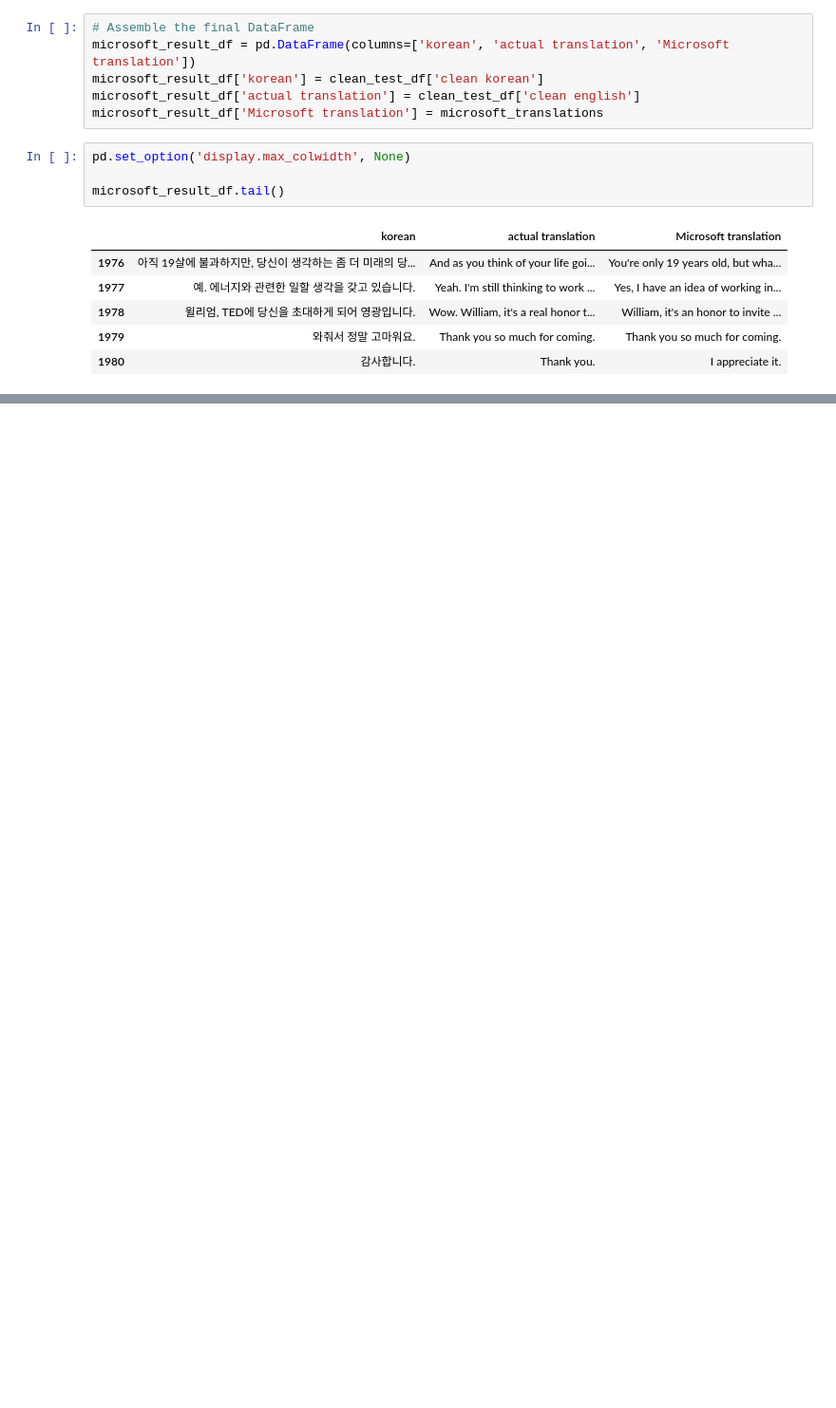
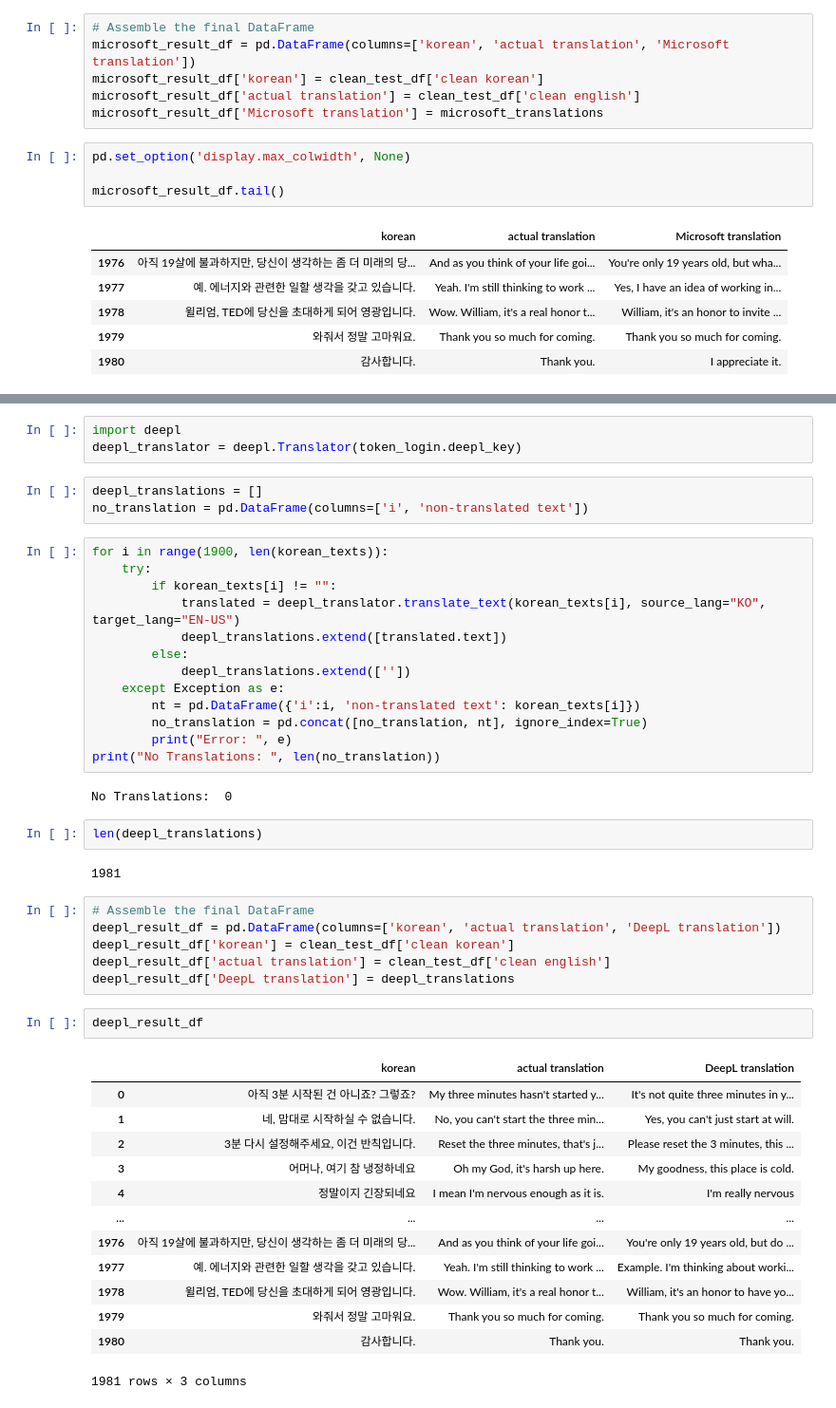
Before and after one commit to Swiftie97/CS653_Final_Project, a Jupyter notebook: translation.ipynb, the cells around one changed output, grey strips where cells are left out. Shown: that part at 95% size. Saved outputs shown, nothing was run; the diff lists cells and outputs as text; blank space fills up the shorter version.

```diff
--- a/translation.ipynb
+++ b/translation.ipynb
@@ -251,0 +265,47 @@ df.to_csv('data/korean_translation.csv', index=False)
+# %%
+import deepl
+deepl_translator = deepl.Translator(token_login.deepl_key)
+# %%
+deepl_translations = []
+no_translation = pd.DataFrame(columns=['i', 'non-translated text'])
+# %%
+for i in range(1900, len(korean_texts)):
+    try:
+        if korean_texts[i] != "":
+            translated = deepl_translator.translate_text(korean_texts[i], source_lang="KO", target_lang="EN-US")
+            deepl_translations.extend([translated.text])
+        else:
+            deepl_translations.extend([''])
+    except Exception as e:
+        nt = pd.DataFrame({'i':i, 'non-translated text': korean_texts[i]})
+        no_translation = pd.concat([no_translation, nt], ignore_index=True)
+        print("Error: ", e)
+print("No Translations: ", len(no_translation))
+# %% [output]
+No Translations:  0
+# %%
+len(deepl_translations)
+# %% [output]
+1981
+# %%
+# Assemble the final DataFrame
+deepl_result_df = pd.DataFrame(columns=['korean', 'actual translation', 'DeepL translation'])
+deepl_result_df['korean'] = clean_test_df['clean korean']
+deepl_result_df['actual translation'] = clean_test_df['clean english']
+deepl_result_df['DeepL translation'] = deepl_translations
+# %%
+deepl_result_df
+# %% [output]
+|  | korean | actual translation | DeepL translation |
+| 0 | 아직 3분 시작된 건 아니죠? 그렇죠? | My three minutes hasn't started y... | It's not quite three minutes in y... |
+| 1 | 네, 맘대로 시작하실 수 없습니다. | No, you can't start the three min... | Yes, you can't just start at will. |
+| 2 | 3분 다시 설정해주세요, 이건 반칙입니다. | Reset the three minutes, that's j... | Please reset the 3 minutes, this ... |
+| 3 | 어머나, 여기 참 냉정하네요 | Oh my God, it's harsh up here. | My goodness, this place is cold. |
+| 4 | 정말이지 긴장되네요 | I mean I'm nervous enough as it is. | I'm really nervous |
+| ... | ... | ... | ... |
+| 1976 | 아직 19살에 불과하지만, 당신이 생각하는 좀 더 미래의 당... | And as you think of your life goi... | You're only 19 years old, but do ... |
+| 1977 | 예. 에너지와 관련한 일할 생각을 갖고 있습니다. | Yeah. I'm still thinking to work ... | Example. I'm thinking about worki... |
+| 1978 | 윌리엄, TED에 당신을 초대하게 되어 영광입니다. | Wow. William, it's a real honor t... | William, it's an honor to have yo... |
+| 1979 | 와줘서 정말 고마워요. | Thank you so much for coming. | Thank you so much for coming. |
+| 1980 | 감사합니다. | Thank you. | Thank you. |
+1981 rows × 3 columns
```
Also changed, not shown: parts of 11 cells of this notebook, 1 other file.
